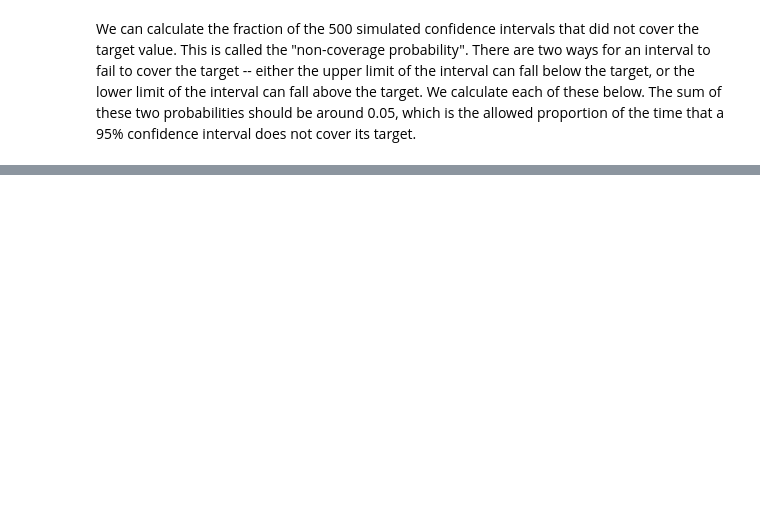
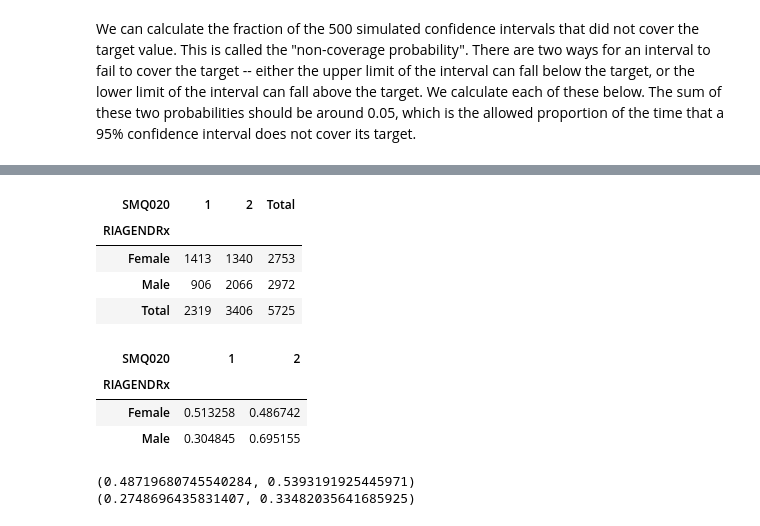
Before and after one commit to arpitsharma27/PythonPractice, a Jupyter notebook: UniversityOf_Michigan_InferentialStatistical_Week2_LabExercises.ipynb, the cells around one changed output, grey strips where cells are left out. Cells and saved outputs as stored; diff of their text form; code cells hidden in the pictures; blank space fills up the shorter version.

```diff
--- a/UniversityOf_Michigan_InferentialStatistical_Week2_LabExercises.ipynb
+++ b/UniversityOf_Michigan_InferentialStatistical_Week2_LabExercises.ipynb
@@ -639,0 +815,25 @@ print(np.mean(ci[:, 0] > mn)) # Lower limit falls above the target
+# %%
+da_smoke=da[(da['SMQ020']<=2) ]
+# %%
+pd.crosstab(da_smoke.RIAGENDRx,da_smoke.SMQ020,margins=True, margins_name='Total')
+# %% [output]
+| SMQ020 | 1 | 2 | Total |
+| RIAGENDRx |  |  |  |
+| Female | 1413 | 1340 | 2753 |
+| Male | 906 | 2066 | 2972 |
+| Total | 2319 | 3406 | 5725 |
+# %%
+pd.crosstab(da_smoke.RIAGENDRx,da_smoke.SMQ020,normalize='index')
+# %% [output]
+| SMQ020 | 1 | 2 |
+| RIAGENDRx |  |  |
+| Female | 0.513258 | 0.486742 |
+| Male | 0.304845 | 0.695155 |
+# %%
+female_smoker=sm.stats.proportion_confint(1413*0.513258,1413)
+male_smoker=sm.stats.proportion_confint(906*0.304845,906)
+print(female_smoker)
+print(male_smoker)
+# %% [output]
+(0.48719680745540284, 0.5393191925445971)
+(0.2748696435831407, 0.33482035641685925)
```
Also changed, not shown: parts of 28 cells of this notebook.
